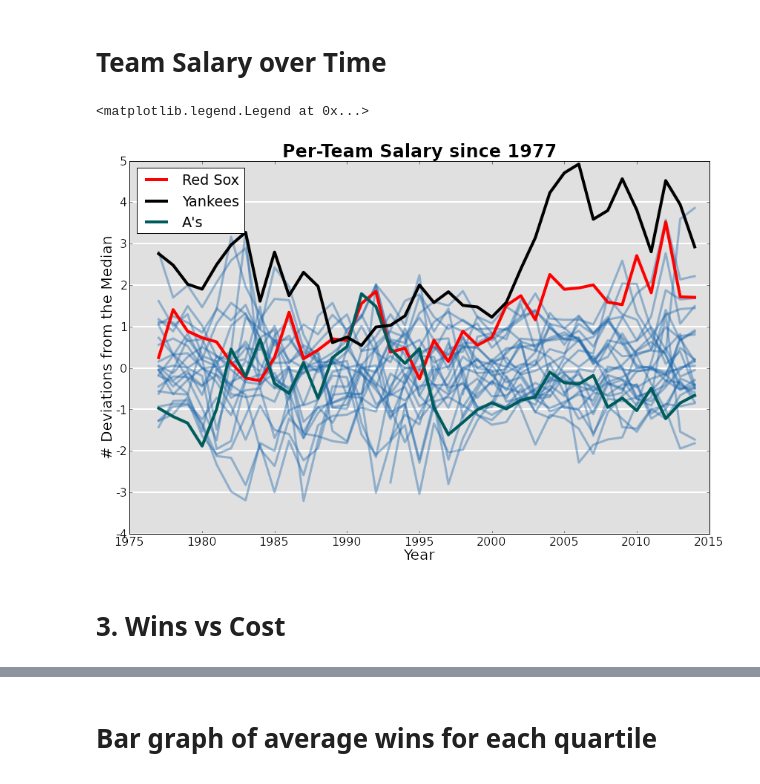
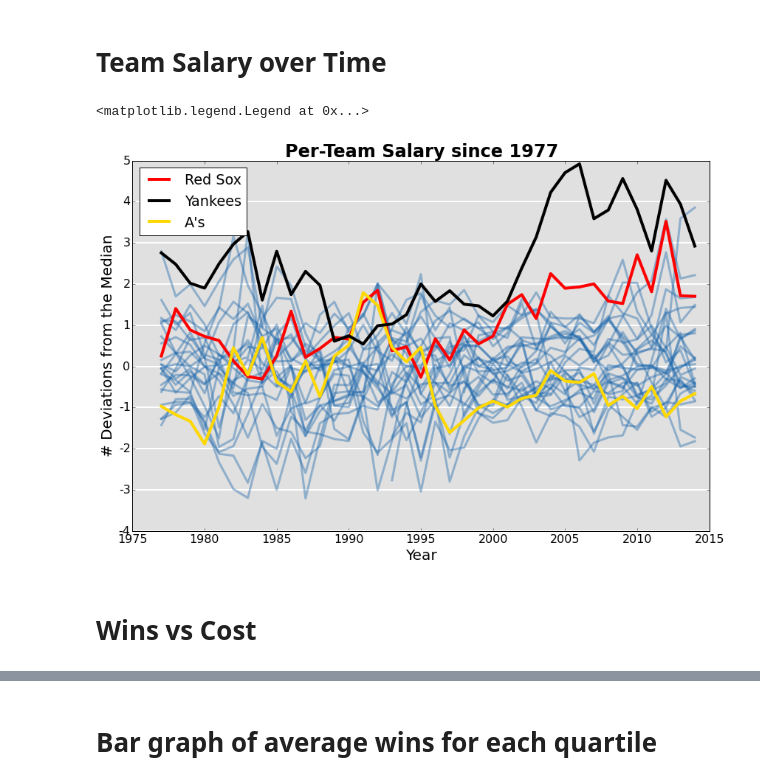
Before and after one commit to tyleha/personal, a Jupyter notebook: baseball.ipynb, the cells around one changed output, grey strips where cells are left out. Saved outputs shown, nothing was run; the diff lists cells and outputs as text; code cells hidden in the pictures.

```diff
--- a/baseball.ipynb
+++ b/baseball.ipynb
@@ -166,37 +172,37 @@ for i, g in byteam:
     if 'Yankees' in i:
         kwargs = {'color':'k', 'zorder':3,
             'alpha':1, 'linewidth':4,
             'label':'Yankees'
             }
         label = 'Yankees'
     if 'Red Sox' in i:
         kwargs = {'color':'r', 'zorder':2,
             'alpha':1, 'linewidth':4,
             'label':'Red Sox'
             }
     if 'Oakland' in i:
-        kwargs = {'color':'#005C5C', 'zorder':2,
+        kwargs = {'color':'#FFD800', 'zorder':2,
             'alpha':1, 'linewidth':4,
             'label':'A\'s'
             }
 
     plt.plot(g.year, g.mad_salary, **kwargs)
 
 ax.grid(axis='y', linewidth=2, ls='-', color='#ffffff')
 ax.set_axisbelow(True)
 ax.set_xlabel('Year', fontsize=20)
 ax.set_ylabel('# Deviations from the Median', fontsize=20)
 formatter = matplotlib.ticker.FormatStrFormatter('%0.0f')
 ax.yaxis.set_major_formatter(formatter)
 ax.set_title("Per-Team Salary since 1977", fontdict={'size':24, 'fontweight':'bold'})
 ax.legend(loc='upper left')
 
 #plt.savefig(r'C:\Users\Tyler\Desktop\foo.png', dpi=300)
 # %% [output]
 <matplotlib.legend.Legend at 0x...>
-[figure, old version]
+[figure, new version]
 # %% [markdown]
-# 3. Wins vs Cost
+# Wins vs Cost
 # %%
 # Find the team rank in salary for each year
 def add_rank(group):
```
Also changed, not shown: parts of 8 cells of this notebook, 1 other file.
